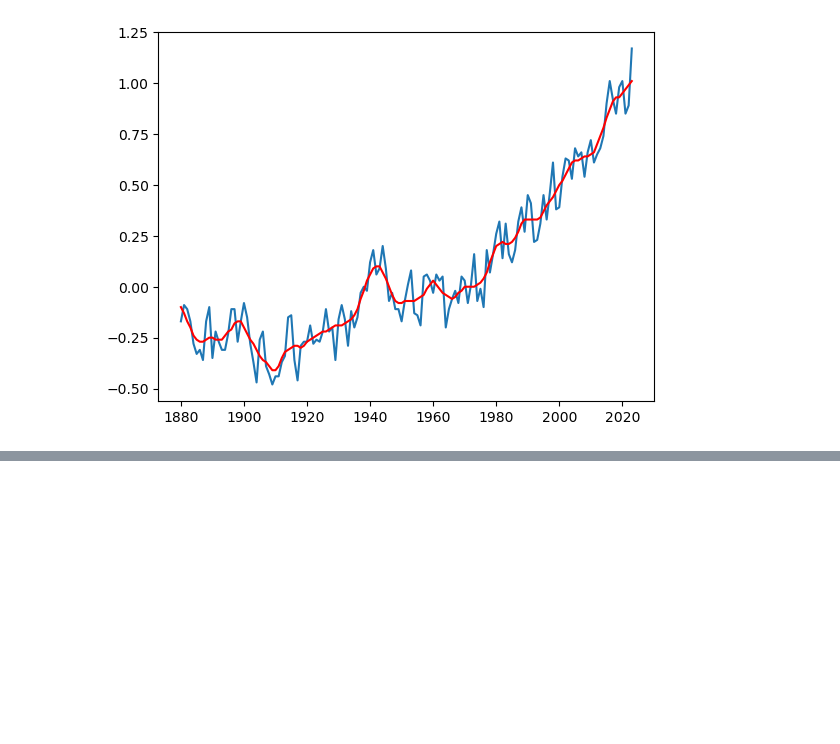
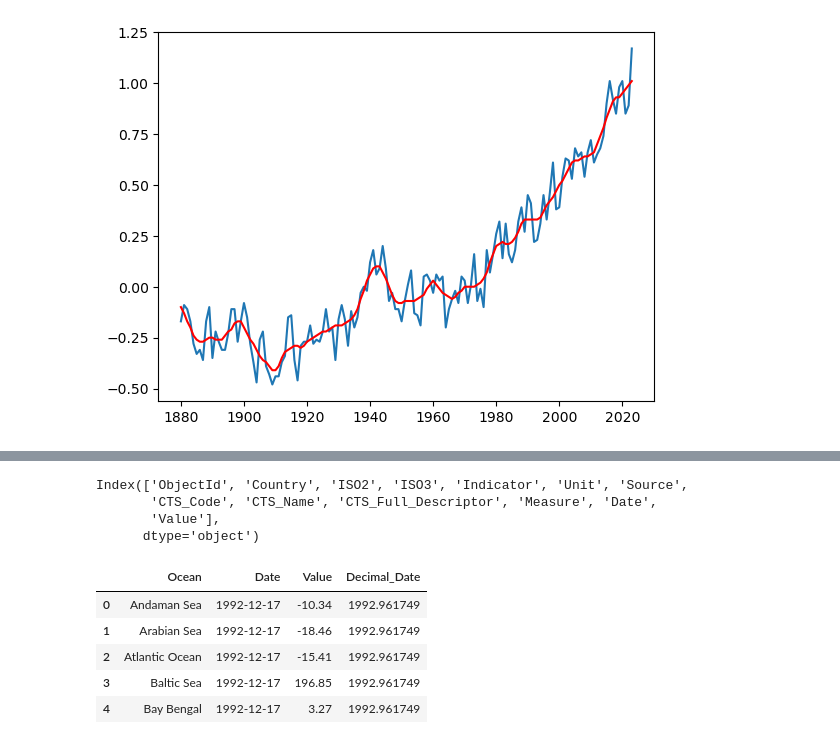
Before and after one commit to sourish33/ClimateChangeAnalysis, a Jupyter notebook: notebooks/analysis.ipynb, the cells around one changed output, grey strips where cells are left out. Drawn from its saved outputs; the diff is of its cells as text; code cells hidden in the pictures; blank space fills up the shorter version.

```diff
--- a/notebooks/analysis.ipynb
+++ b/notebooks/analysis.ipynb
@@ -198,0 +212,7 @@ df.to_csv("../ShinyClimate/data/LandOceanTemperatureIndex.csv")
+# %%
+df.columns
+# %% [output]
+Index(['ObjectId', 'Country', 'ISO2', 'ISO3', 'Indicator', 'Unit', 'Source',
+       'CTS_Code', 'CTS_Name', 'CTS_Full_Descriptor', 'Measure', 'Date',
+       'Value'],
+      dtype='object')
@@ -198,0 +238,9 @@ df.to_csv("../ShinyClimate/data/LandOceanTemperatureIndex.csv")
+# %%
+df.head()
+# %% [output]
+|  | Ocean | Date | Value | Decimal_Date |
+| 0 | Andaman Sea | 1992-12-17 | -10.34 | 1992.961749 |
+| 1 | Arabian Sea | 1992-12-17 | -18.46 | 1992.961749 |
+| 2 | Atlantic Ocean | 1992-12-17 | -15.41 | 1992.961749 |
+| 3 | Baltic Sea | 1992-12-17 | 196.85 | 1992.961749 |
+| 4 | Bay Bengal | 1992-12-17 | 3.27 | 1992.961749 |
```
Also changed, not shown: parts of 8 cells of this notebook, 21 other files.
